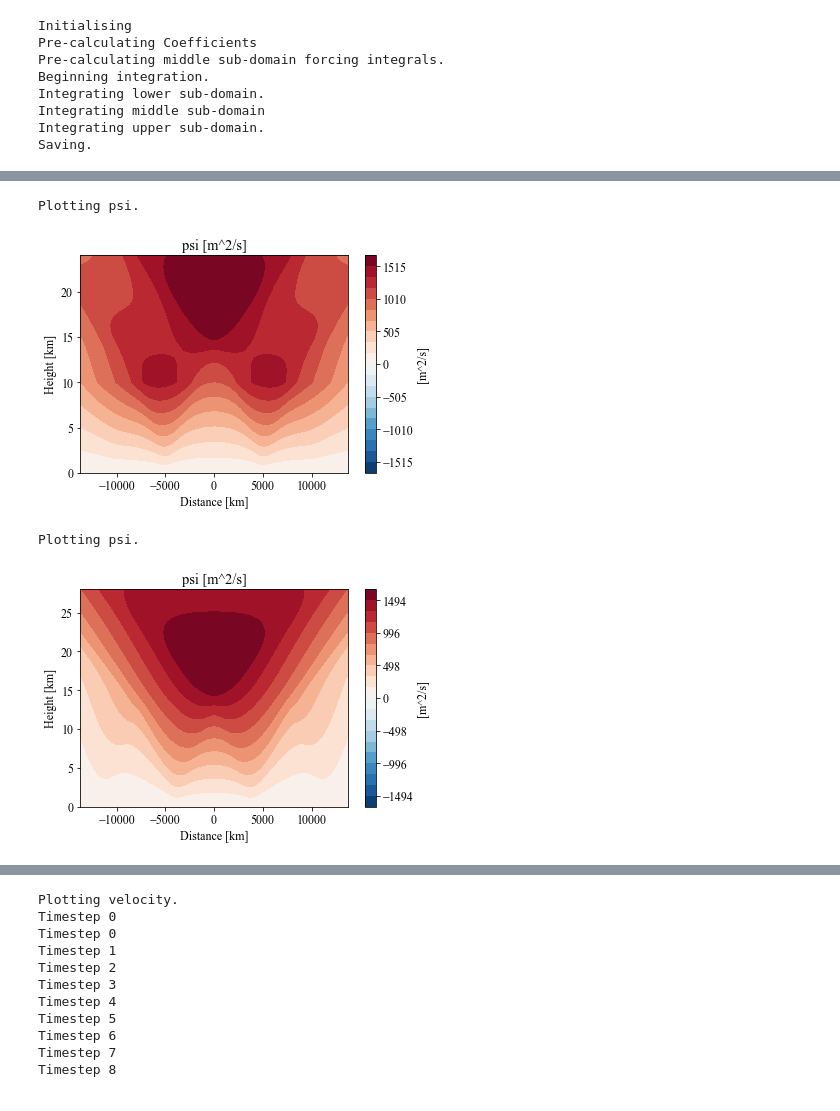
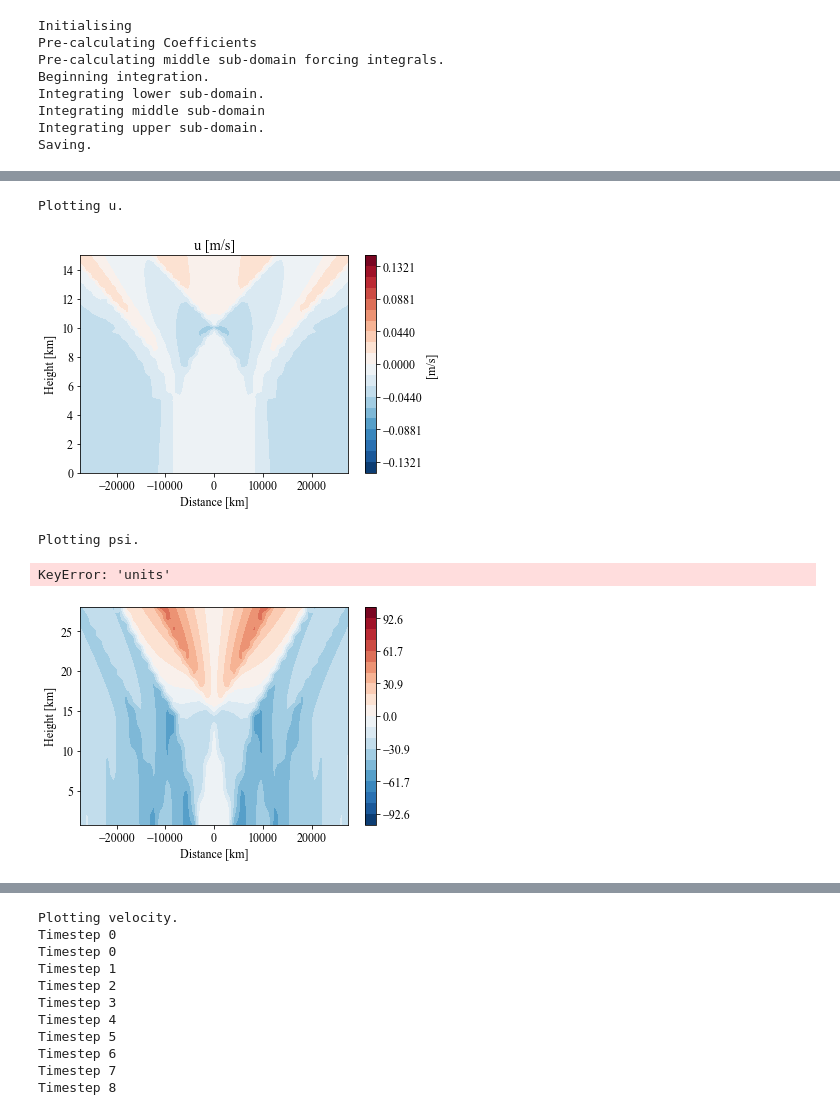
Before and after one commit to eshort0401/rotunno83, a Jupyter notebook: python_scripts/rotunno83.ipynb, the cells around one changed output, grey strips where cells are left out. Cells and saved outputs as stored; diff of their text form; code cells hidden in the pictures.

```diff
--- a/python_scripts/rotunno83.ipynb
+++ b/python_scripts/rotunno83.ipynb
@@ -45,7 +45,7 @@ Integrating upper sub-domain.
 Saving.
 # %%
 ds_pwN = rt.solve_piecewise_N(
-    xN=81, zN=41, tN=16, sN=1000, L=.1, N=3, H1=1.4, save=False)
+    xN=81, zN=41, tN=16, sN=1000, L=.2, N=5, H1=.75, save=False)
 # %% [output]
 Initialising.
 Beginning integration.
@@ -75,26 +129,27 @@ t=4
 test = ds_cN_dim.sum(dim='mode', keep_attrs=True).isel(forcing=2)
 # test = ds_cN_dim.sum(dim='mode', keep_attrs=True).sum(dim='forcing', keep_attrs=True)
 # test = ds_cN_dim.isel(mode=1).isel(forcing=2)
-var='psi'
+var='u'
 # t=4
 fig = rt.plotCont(test, var=var, t=t)[0]
 
 plt.savefig('/home/student.unimelb.edu.au/shorte1/Documents/phd/confirmation/soln_{}_{}.png'.format(var, t),
             dpi=200, bbox_inches='tight', facecolor='white')
 # %% [output]
-Plotting psi.
+Plotting u.
-[figure, old version]
+[figure, new version]
 # %%
-test = ds_pwN_dim.sum(dim='mode', keep_attrs=True).sum(dim='forcing', keep_attrs=True)
+# test = ds_pwN_dim.sum(dim='mode', keep_attrs=True).sum(dim='forcing', keep_attrs=True)
 test = ds_pwN_dim.sum(dim='mode', keep_attrs=True).isel(forcing=1)
 # test = ds_pwN_dim.isel(mode=1).isel(forcing=1)
 # test = ds_pwN_dim.isel(mode=0)
 var='psi'
 # t=4
-fig = rt.plotCont(test, var=var, t=t)[0]
+fig = rt.plotCont(test.diff(dim='z'), var=var, t=t)[0]
 
 plt.savefig('/home/student.unimelb.edu.au/shorte1/Documents/phd/confirmation/soln_{}_{}.png'.format(var, t),
             dpi=200, bbox_inches='tight', facecolor='white')
 # %% [output]
 Plotting psi.
+KeyError: 'units'
-[figure, old version]
+[figure, new version]
```
Also changed, not shown: parts of 8 cells of this notebook, 3 other files.
